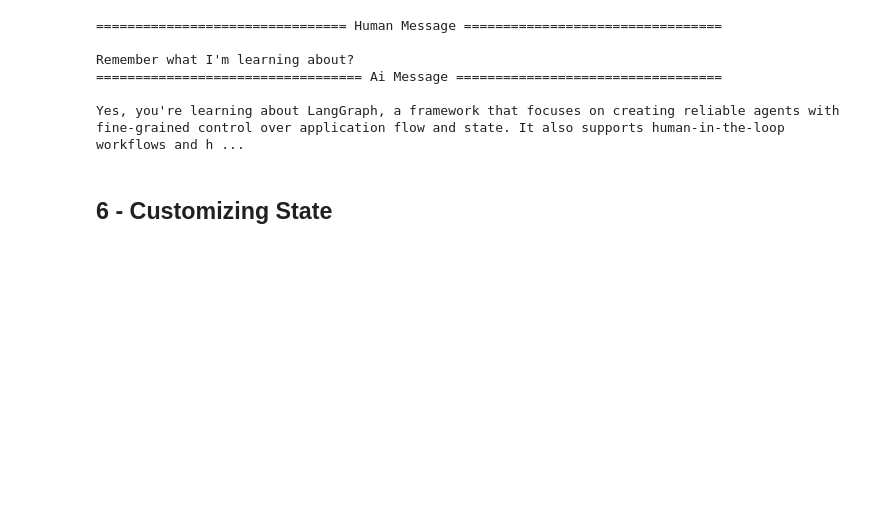
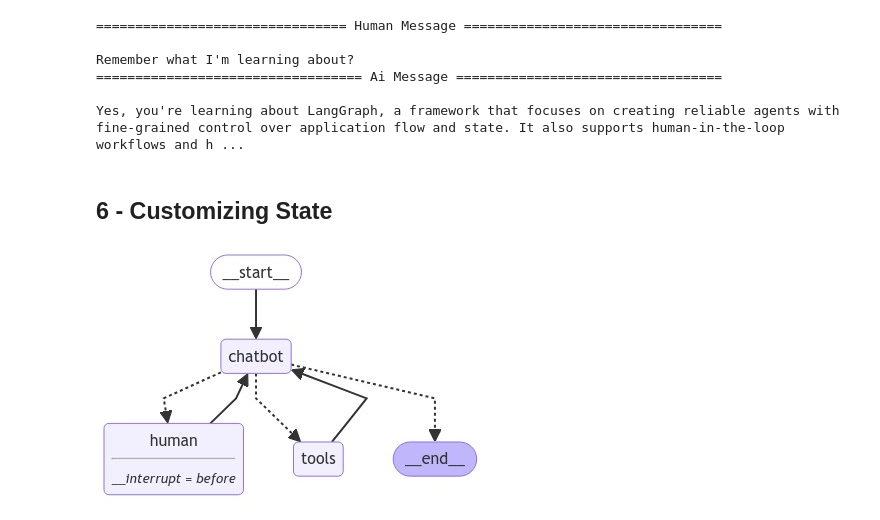
Before and after one commit to joselhs/langchain-tests, a Jupyter notebook: langgraph/agent-chatbot/agent-chatbot.ipynb, the cells around one changed output. Saved outputs shown, nothing was run; the diff lists cells and outputs as text; code cells hidden in the pictures; blank space fills up the shorter version.

Commit message:
Customizing State

```diff
--- a/langgraph/agent-chatbot/agent-chatbot.ipynb
+++ b/langgraph/agent-chatbot/agent-chatbot.ipynb
@@ -638,0 +691,35 @@ class State(TypedDict):
+# %%
+graph_builder.add_node("human", human_node)
+# %%
+def select_next_node(state: State):
+    if state["ask_human"]:
+        return "human"
+    # Otherwise, we can route as before
+    return tools_condition(state)
+# %%
+graph_builder.add_conditional_edges(
+    "chatbot",
+    select_next_node,
+    {"human": "human", "tools": "tools", "__end__": "__end__"},
+)
+# %%
+# The rest is the same
+graph_builder.add_edge("tools", "chatbot")
+graph_builder.add_edge("human", "chatbot")
+graph_builder.add_edge(START, "chatbot")
+memory = MemorySaver()
+graph = graph_builder.compile(
+    checkpointer=memory,
+    # We interrupt before 'human' here instead.
+    interrupt_before=["human"],
+)
+# %%
+from IPython.display import Image, display
+
+try:
+    display(Image(graph.get_graph().draw_mermaid_png()))
+except Exception:
+    # This requires some extra dependencies and is optional
+    pass
+# %% [output]
+[figure, added]
```
Also changed, not shown: parts of 8 cells of this notebook.
